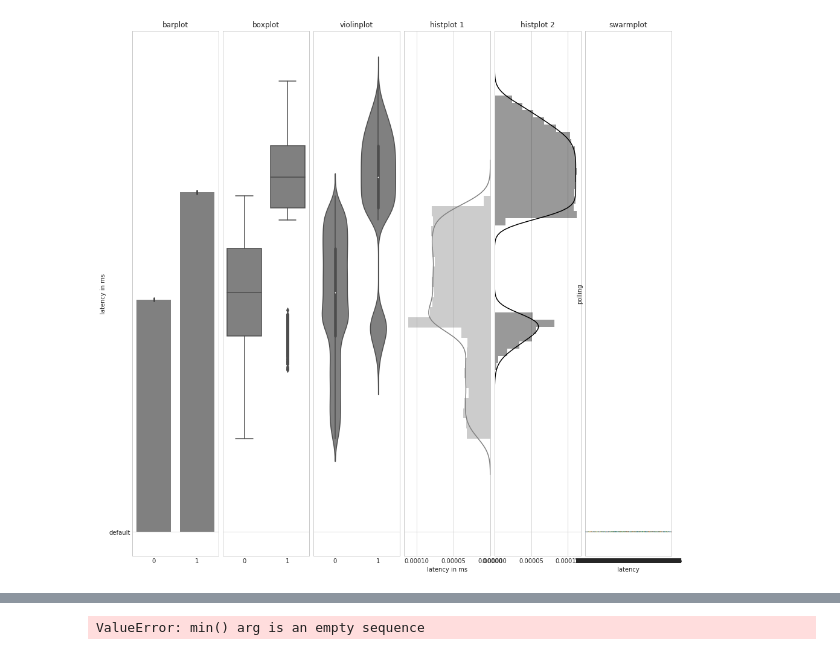
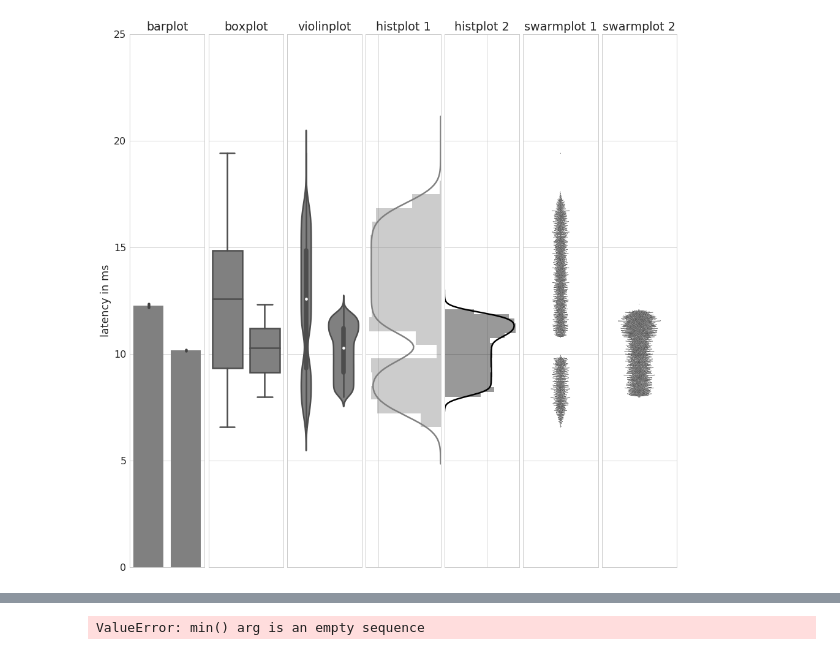
Before and after one commit to PDA-UR/latency_measurements, a Jupyter notebook: LatencyComplete.ipynb, the cells around one changed output, grey strips where cells are left out. Cells and saved outputs as stored; diff of their text form; code cells hidden in the pictures.

```diff
--- a/LatencyComplete.ipynb
+++ b/LatencyComplete.ipynb
@@ -222,14 +215,20 @@ adns5700
 # %%
 def plot_multi(data1,data2, plot_file_names=False):
-    fig, axes = plt.subplots(ncols=6, sharey=True)
+    fig, axes = plt.subplots(ncols=7, sharey=True)
     fig.set_figheight(16)
     fig.set_figwidth(16)
     plt.subplots_adjust(wspace = 0.05)
+    axes[0].set_ylim(0,25)
+    #for renaming axes
+    #axes[0].set_yticklabels([])
+
+
+    #axes[0].set_axis_on()
 
     data_combined=[data1["latency"],data2["latency"]]
 
     # barplots
-    sns.barplot(data=data_combined, ci=95, n_boot=1000, units=None, orient=None, color='grey',ax=axes[0])
+    sns.barplot(data=(data_combined), ci=95, n_boot=1000, units=None, orient=None, color='grey',ax=axes[0])
     axes[0].set_title("barplot")
     axes[0].set_ylabel("latency in ms")
 
@@ -247,21 +246,39 @@ def plot_multi(data1,data2, plot_file_names=False):
     axes[3].set_title("histplot 1")
     axes[4].set_title("histplot 2")
     axes[3].invert_xaxis()
-    axes[3].set_xlabel("latency in ms")
+
     #swarmplot
-    sns.swarmplot((data1["latency"]/1000), data1["polling"], hue=None, palette="colorblind", size=1, dodge=True, marker="H",orient="v", alpha=1, ax =axes[5])
-    sns.swarmplot((data2["latency"]/1000), data2["polling"], hue=None, palette="colorblind", size=1, dodge=True, marker="H",orient="v", alpha=1, ax =axes[5])
-    axes[5].set_title("swarmplot")
+    sns.swarmplot(data1["latency"], hue=None, color='black', size=1, dodge=True, marker="H",orient="v", alpha=1, ax =axes[5])
+    axes[5].set_title("swarmplot 1")
+
+    sns.swarmplot(data2["latency"], hue=None, color='000000', size=1, dodge=True, marker="H",orient="v", alpha=1, ax =axes[6])
+    axes[6].set_title("swarmplot 2")
+
+    axes[0].set_xticklabels([])
+    axes[1].set_xticklabels([])
+    axes[2].set_xticklabels([])
+    axes[3].set_xticklabels([])
+    axes[4].set_xticklabels([])
+
+    axes[5].set_ylabel('')
+    axes[6].set_ylabel('')
 
 
+
+    #savefiles
+    plt.savefig("png/different_visualisations.png", dpi=300)
+    plt.savefig("svg/different_visualisations.svg", dpi=300)
+
     plt.show()
-   # generate file -> TODO Pfad
 # %%
-multiplotdevice1 = all_data[((all_data["device"]) == "dragonrise_green") & ((all_data["polling"]) == "default")]
-multiplotdevice2 = all_data[((all_data["device"]) == "g15") & ((all_data["polling"]) == "default")]
+multiplotdevice1 = all_data[((all_data["device"]) == "dualshock3_wired") & ((all_data["polling"]) == "default")]
+multiplotdevice2 = all_data[((all_data["device"]) == "dualshock4_wired") & ((all_data["polling"]) == "default")]
+
+sns.set_context("paper", font_scale=2, rc={"lines.linewidth": 2.5})
+
 
 plot_multi(multiplotdevice1, multiplotdevice2)
 # %% [output]
-[figure, old version]
+[figure, new version]
 # %%
 #ab hier nur kurze Experimente
```
Also changed, not shown: parts of 7 cells of this notebook.
